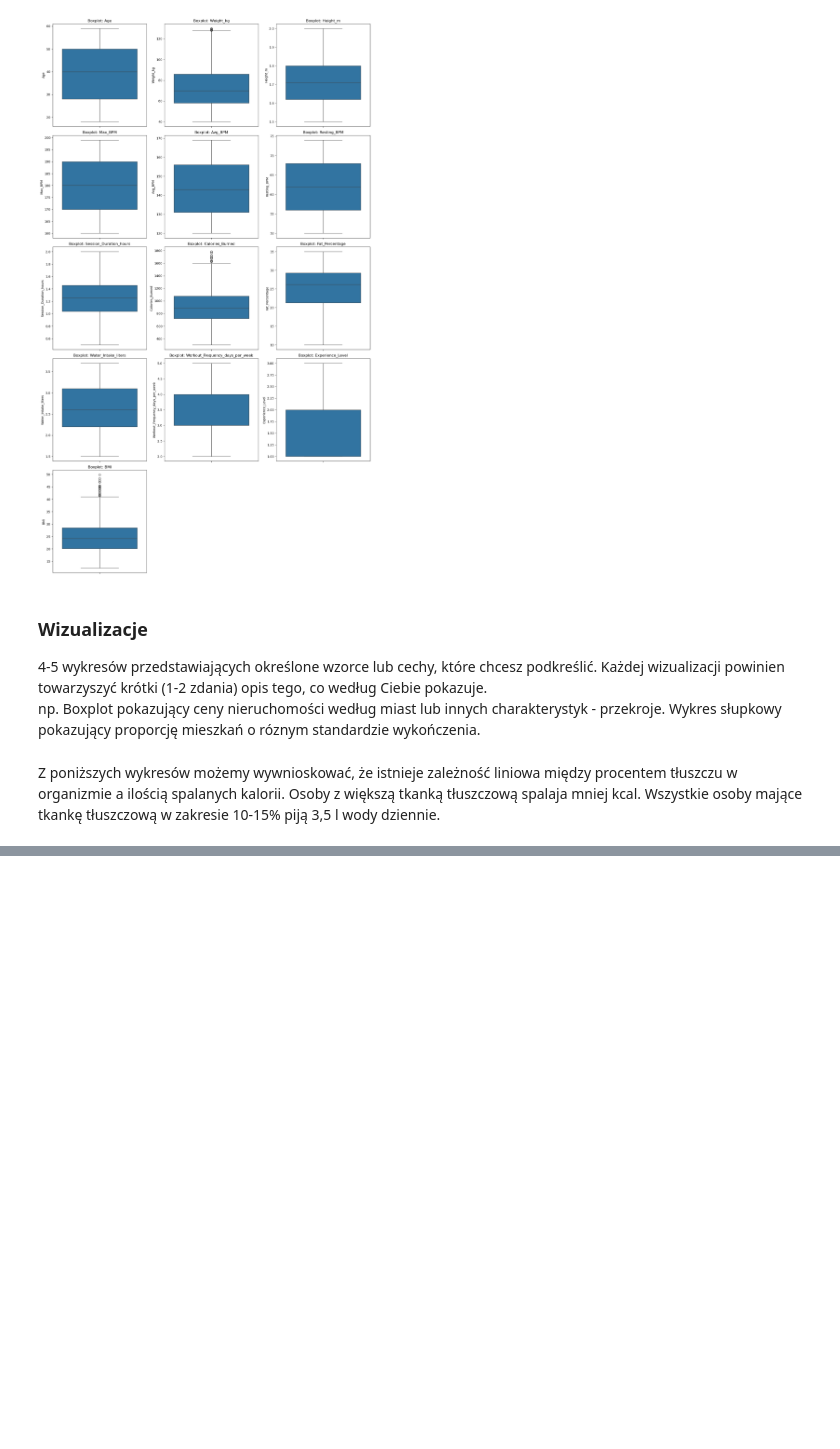
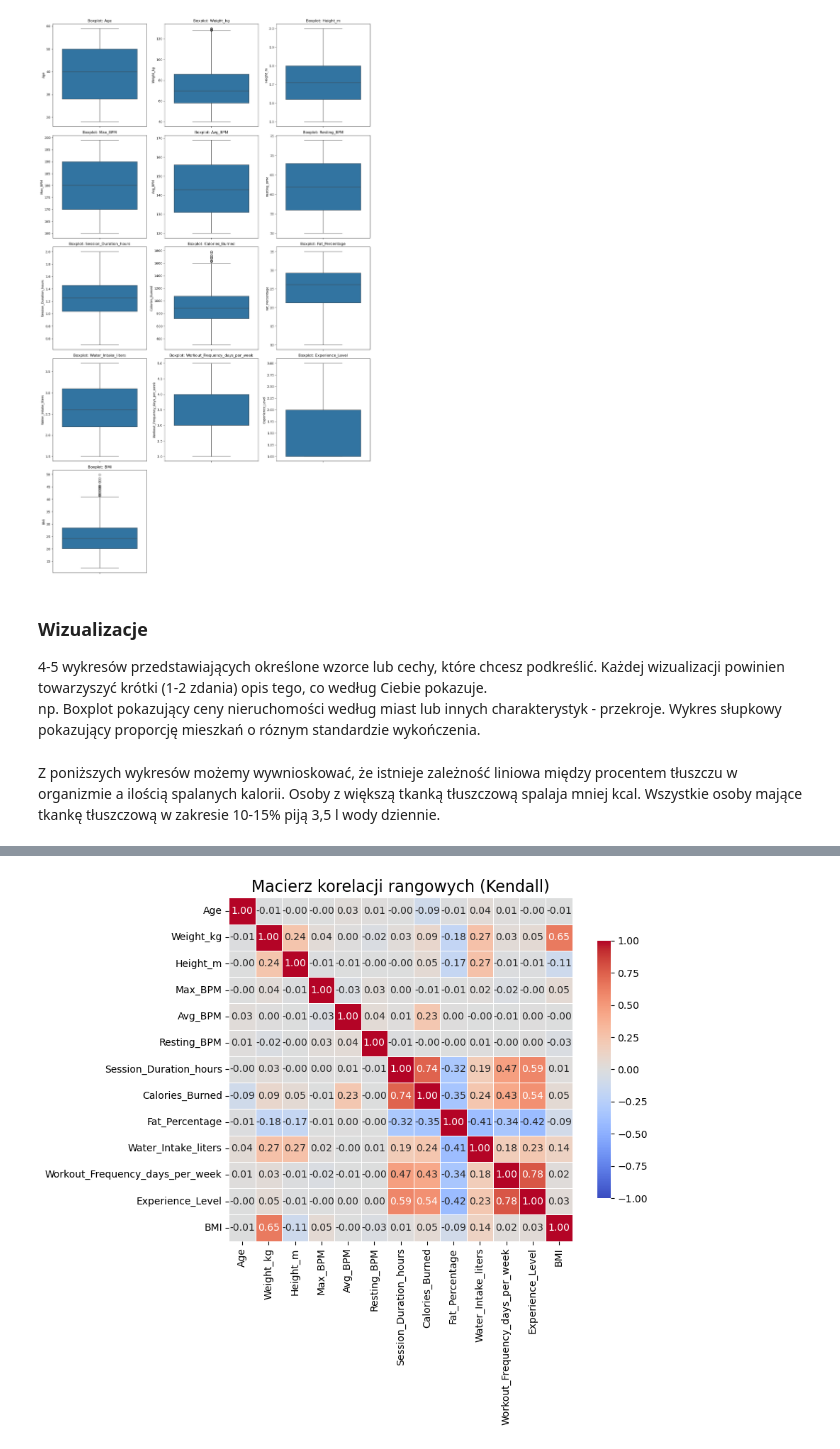
Before and after one commit to kinsitko/analiza_danych_2025_KSIT_SLES, a Jupyter notebook: analiza_project_v2.ipynb, the cells around one changed output, grey strips where cells are left out. Cells and saved outputs as stored; diff of their text form; code cells hidden in the pictures; blank space fills up the shorter version.

```diff
--- a/analiza_project_v2.ipynb
+++ b/analiza_project_v2.ipynb
@@ -582,0 +497,18 @@ BMI                                      0.044721  1.000000
+# %%
+corr_kendall = df_imputed.corr(method='kendall', numeric_only=True)
+
+plt.figure(figsize=(10, 8))
+sns.heatmap(corr_kendall,            # używamy corr_kendall, nie corr
+            annot=True,
+            fmt=".2f",
+            cmap="coolwarm",
+            vmin=-1, vmax=1,
+            square=True,
+            linewidths=0.5,
+            cbar_kws={"shrink": .75})
+
+plt.title("Macierz korelacji rangowych (Kendall)", fontsize=16)
+plt.tight_layout()
+plt.show()
+# %% [output]
+[figure, added]
```
Also changed, not shown: parts of 20 cells of this notebook.
